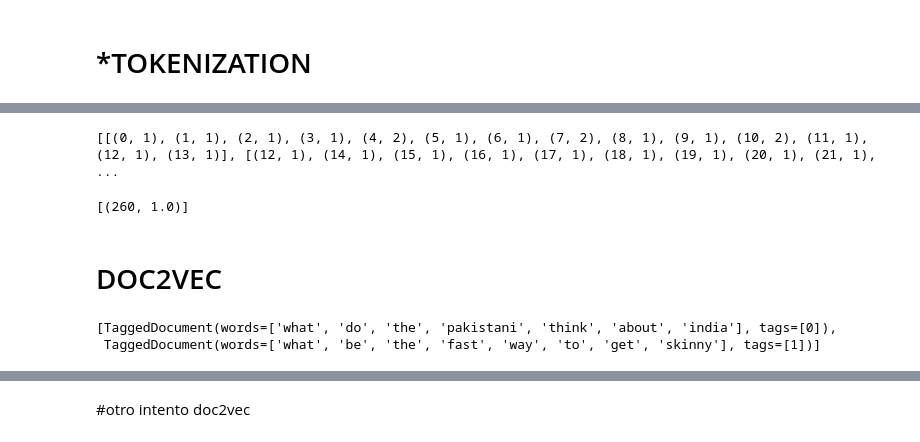
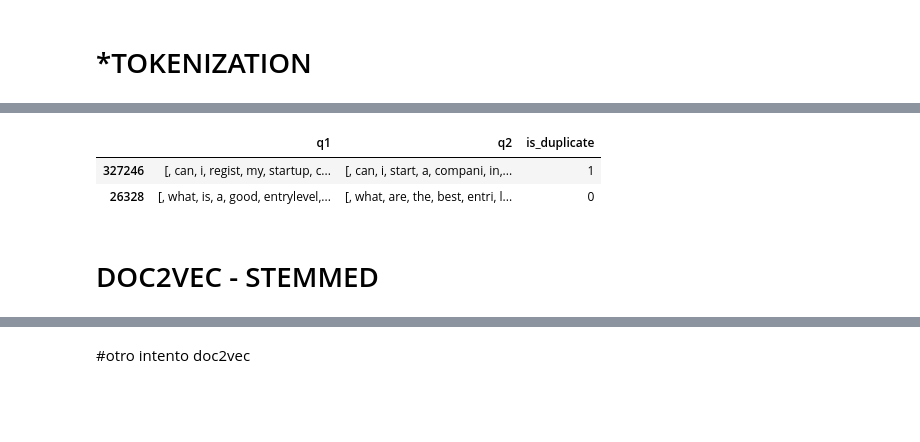
Before and after one commit to antopeza/Final-Project-Brainster, a Jupyter notebook: NEW_code_Doc2Vec.ipynb, the cells around one changed output, grey strips where cells are left out. Drawn from its saved outputs; the diff is of its cells as text; code cells hidden in the pictures; blank space fills up the shorter version.

```diff
--- a/NEW_code_Doc2Vec.ipynb
+++ b/NEW_code_Doc2Vec.ipynb
@@ -354,15 +262,0 @@ bow_corpus_q1 = [dictionary_q1.doc2bow(text) for text in df_clean['q1']]
-# %%
-print(bow_corpus_q1)
-# %% [output]
-[[(0, 1), (1, 1), (2, 1), (3, 1), (4, 2), (5, 1), (6, 1), (7, 2), (8, 1), (9, 1), (10, 2), (11, 1), (12, 1), (13, 1)], [(12, 1), (14, 1), (15, 1), (16, 1), (17, 1), (18, 1), (19, 1), (20, 1), (21, 1), ...
-# %%
-from gensim import models
-
-# train the model
-tfidf = models.TfidfModel(bow_corpus_q1)
-
-# transform the "system minors" string
-words = "system minors".lower().split()
-print(tfidf[dictionary_q1.doc2bow(words)])
-# %% [output]
-[(260, 1.0)]
@@ -380,5 +263,13 @@ sims = index[tfidf[query_bow]]
+# %%
+df_stem['q1'] = df_stem['q1'].pipe(token)
+df_stem['q2'] = df_stem['q2'].pipe(token)
+df_stem.head(2)
+# %% [output]
+|  | q1 | q2 | is_duplicate |
+| 327246 | [, can, i, regist, my, startup, c... | [, can, i, start, a, compani, in,... | 1 |
+| 26328 | [, what, is, a, good, entrylevel,... | [, what, are, the, best, entri, l... | 0 |
 # %% [markdown]
-# DOC2VEC
+# DOC2VEC - STEMMED
 # %%
 from gensim.models.doc2vec import Doc2Vec, TaggedDocument
 
@@ -387,5 +277,0 @@ X_sw_test = [TaggedDocument(d, [i]) for i, d in enumerate(df_clean['q2'])]
-# %%
-X_sw_test[:2]
-# %% [output]
-[TaggedDocument(words=['what', 'do', 'the', 'pakistani', 'think', 'about', 'india'], tags=[0]),
- TaggedDocument(words=['what', 'be', 'the', 'fast', 'way', 'to', 'get', 'skinny'], tags=[1])]
```
Also changed, not shown: parts of 100 cells of this notebook.
